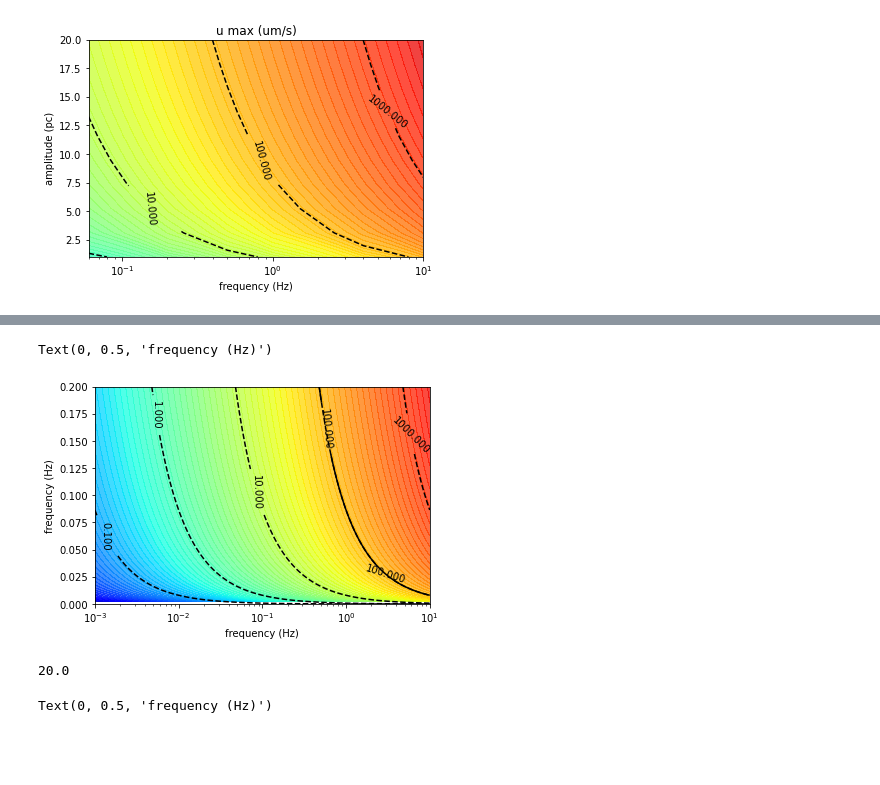
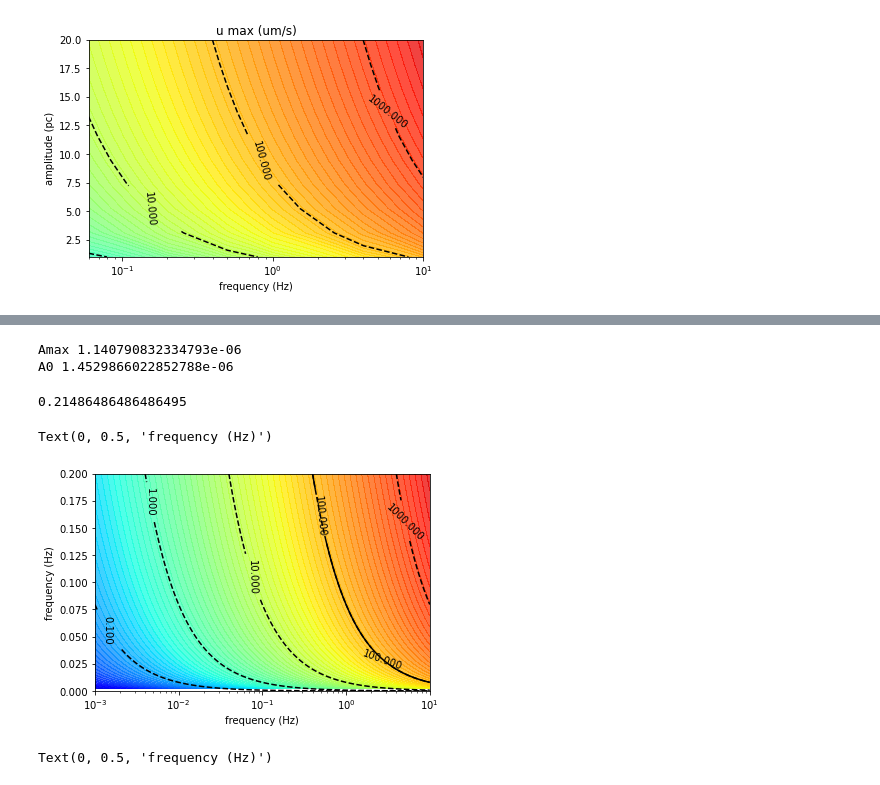
Before and after one commit to MiroK/sleep, a Jupyter notebook: sleep/notebooks/One vessel non linear model.ipynb, the cells around one changed output, grey strips where cells are left out. Drawn from its saved outputs; the diff is of its cells as text; code cells hidden in the pictures; blank space fills up the shorter version.

```diff
--- a/sleep/notebooks/One vessel non linear model.ipynb
+++ b/sleep/notebooks/One vessel non linear model.ipynb
@@ -240,14 +239,14 @@ We considere a sinus form of the PVS area
 def A(t, a, f, phi=0, Rv0=8e-4, h0=2e-4) :
     w=2*np.pi*f
     Av0=np.pi*Rv0**2
-    Aast0=np.pi*(Rv0+h)**2
+    Aast0=np.pi*(Rv0+h0)**2
     A0=Aast0-Av0
     return A0*(1+a*np.sin(w*t+phi*2*np.pi))
 # %%
 def dAdt(t, a, f, phi=0, Rv0=8e-4, h0=2e-4) :
     w=2*np.pi*f
     Av0=np.pi*Rv0**2
-    Aast0=np.pi*(Rv0+h)**2
+    Aast0=np.pi*(Rv0+h0)**2
     A0=Aast0-Av0
     return A0*(w*a*np.cos(w*t+phi*2*np.pi))
 # %%
@@ -282,8 +281,8 @@ From the mass conservation equation we obtain
 
 $$Q(s,t)= - \partial_t A(t) (s-l)$$
 # %%
-def Q (s, t, a, f, l, phi=0, Rv0=8e-4) :
-    return -dAdt(t, a, f, phi, Rv0)*(s-l)
+def Q (s, t, a, f, l, phi=0, Rv0=8e-4, h0=2e-4) :
+    return -dAdt(t, a, f, phi, Rv0,h0)*(s-l)
 # %%
 l=200e-4
 a=0.01
@@ -308,8 +307,8 @@ plt.legend()
 
 Velocity profile at the entrance of the tube
 # %%
-def U (s, t, a, f, l, phi=0, Rv0=8e-4) :
-    return Q(s, t, a, f, l, phi, Rv0)/A ( t, a, f, phi, Rv0)
+def U (s, t, a, f, l,  phi=0, Rv0=8e-4, h0=2e-4) :
+    return Q(s, t, a, f, l, phi, Rv0, h0)/A ( t, a, f, phi, Rv0, h0)
 # %%
 spanTimes=np.arange(0,1/f*5,1/f*5/100)
 
@@ -452,22 +699,40 @@ wait
+# %%
+import math
+Rv0=16e-4/2
+Rpvs0=21e-4/2
+
+Rvmax=19e-4/2
+Rpvsmax=22.5e-4/2
+
+Amax=math.pi*(Rpvsmax**2-Rvmax**2)
+A0=math.pi*(Rpvs0**2-Rv0**2)
+print('Amax',Amax)
+print('A0',A0)
+
+(A0-Amax)/A0
+# %% [output]
+Amax 1.140790832334793e-06
+A0 1.4529866022852788e-06
+0.21486486486486495
 # %%
 # map of u max
 from matplotlib.colors import LogNorm
 spanf = np.logspace(-3, 1, 100)
 spana = np.linspace(0, 0.2, 100)
 
 X, Y = np.meshgrid(spanf, spana)
 Z=U(0, 0, Y, X, l)*1e4
-Z=Y*2*np.pi*X*1e4/(1+Y)*l
+Z=Y*2*np.pi*X*1e4*l
 plt.contourf(X, Y, Z , np.logspace(-3, 4, 100), alpha=.75, cmap=plt.cm.jet,norm = LogNorm())
 C = plt.contour(X, Y, Z, [1e-1,1,10,100, 1000],linestyles='dashed', colors='black')
 plt.clabel(C, inline=1, fontsize=10)
 C = plt.contour(X, Y, Z, [100], colors='black')
 plt.clabel(C, inline=1, fontsize=10)
 
 plt.xscale('log')
 
 plt.xlabel('frequency (Hz)')
 plt.ylabel('frequency (Hz)')
 # %% [output]
 Text(0, 0.5, 'frequency (Hz)')
-[figure, old version]
+[figure, new version]
@@ -476,7 +739,3 @@ l=200e-4
-# %%
-2e-4**2/2e-8*10
-# %% [output]
-20.0
 # %%
 # map of u max
 from matplotlib.colors import LogNorm
```
Also changed, not shown: parts of 22 cells of this notebook.
